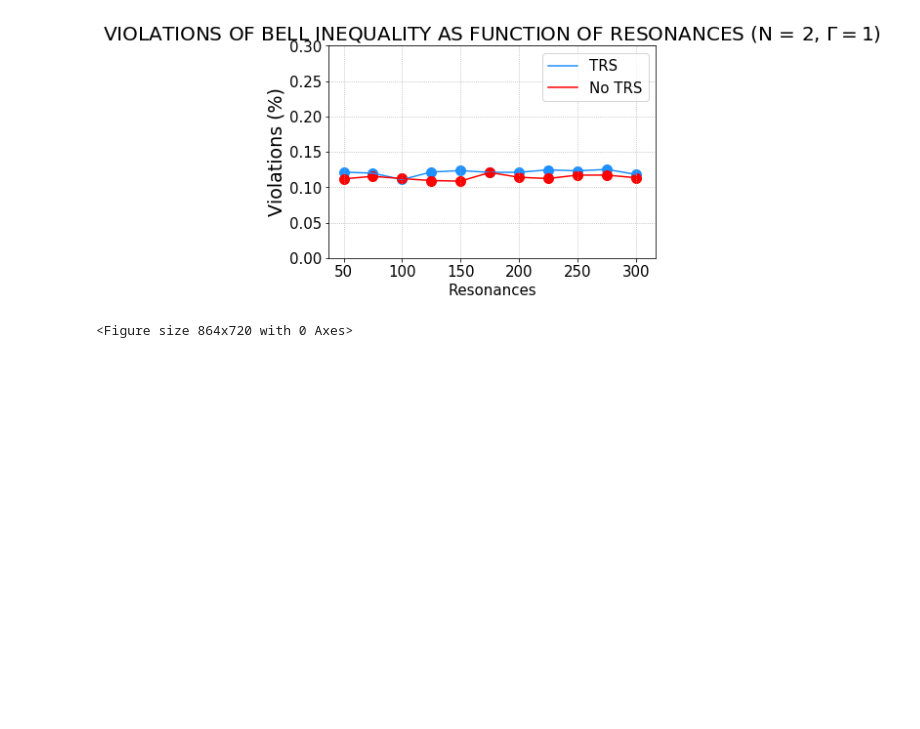
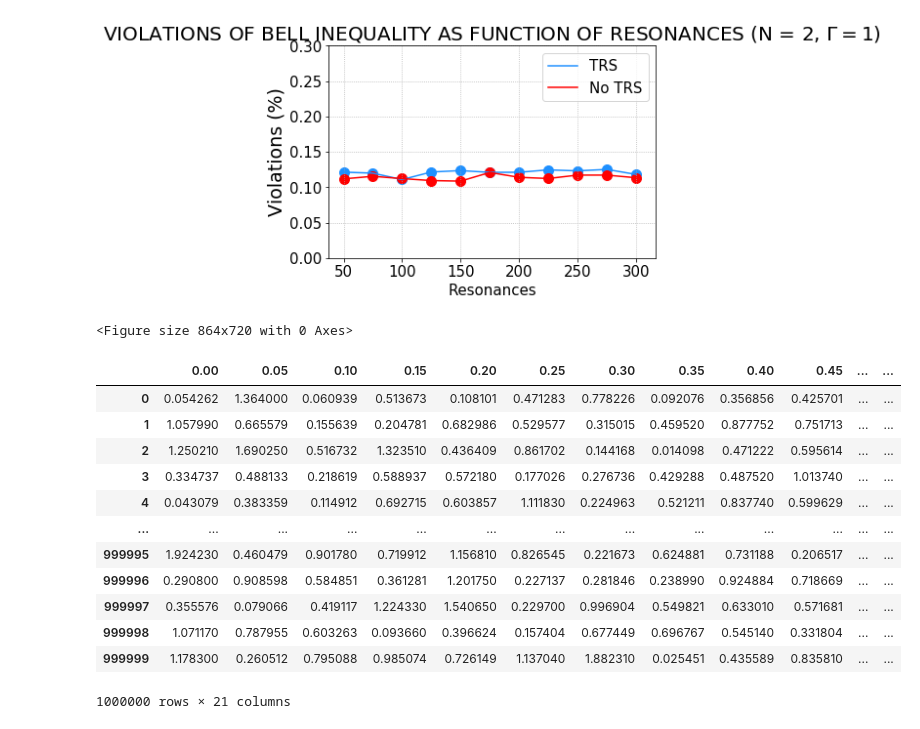
Before and after one commit to Rafffaelb/Schrodinger_Billiard, a Jupyter notebook: WignerDyson/Data_Analysis/Bell_Parameter.ipynb, the cells around one changed output. Saved outputs shown, nothing was run; the diff lists cells and outputs as text; code cells hidden in the pictures; blank space fills up the shorter version.

```diff
--- a/WignerDyson/Data_Analysis/Bell_Parameter.ipynb
+++ b/WignerDyson/Data_Analysis/Bell_Parameter.ipynb
@@ -116,0 +120,16 @@ plt.figure(figsize = (12,10))
+# %%
+df_Bell_Parameter_Gamma_O.rename(columns = lambda s: (s/20))
+# %% [output]
+|  | 0.00 | 0.05 | 0.10 | 0.15 | 0.20 | 0.25 | 0.30 | 0.35 | 0.40 | 0.45 | ... | ... |
+| 0 | 0.054262 | 1.364000 | 0.060939 | 0.513673 | 0.108101 | 0.471283 | 0.778226 | 0.092076 | 0.356856 | 0.425701 | ... | ... |
+| 1 | 1.057990 | 0.665579 | 0.155639 | 0.204781 | 0.682986 | 0.529577 | 0.315015 | 0.459520 | 0.877752 | 0.751713 | ... | ... |
+| 2 | 1.250210 | 1.690250 | 0.516732 | 1.323510 | 0.436409 | 0.861702 | 0.144168 | 0.014098 | 0.471222 | 0.595614 | ... | ... |
+| 3 | 0.334737 | 0.488133 | 0.218619 | 0.588937 | 0.572180 | 0.177026 | 0.276736 | 0.429288 | 0.487520 | 1.013740 | ... | ... |
+| 4 | 0.043079 | 0.383359 | 0.114912 | 0.692715 | 0.603857 | 1.111830 | 0.224963 | 0.521211 | 0.837740 | 0.599629 | ... | ... |
+| ... | ... | ... | ... | ... | ... | ... | ... | ... | ... | ... | ... | ... |
+| 999995 | 1.924230 | 0.460479 | 0.901780 | 0.719912 | 1.156810 | 0.826545 | 0.221673 | 0.624881 | 0.731188 | 0.206517 | ... | ... |
+| 999996 | 0.290800 | 0.908598 | 0.584851 | 0.361281 | 1.201750 | 0.227137 | 0.281846 | 0.238990 | 0.924884 | 0.718669 | ... | ... |
+| 999997 | 0.355576 | 0.079066 | 0.419117 | 1.224330 | 1.540650 | 0.229700 | 0.996904 | 0.549821 | 0.633010 | 0.571681 | ... | ... |
+| 999998 | 1.071170 | 0.787955 | 0.603263 | 0.093660 | 0.396624 | 0.157404 | 0.677449 | 0.696767 | 0.545140 | 0.331804 | ... | ... |
+| 999999 | 1.178300 | 0.260512 | 0.795088 | 0.985074 | 0.726149 | 1.137040 | 1.882310 | 0.025451 | 0.435589 | 0.835810 | ... | ... |
+1000000 rows × 21 columns
```
Also changed, not shown: parts of 5 cells of this notebook, 13 other files.
